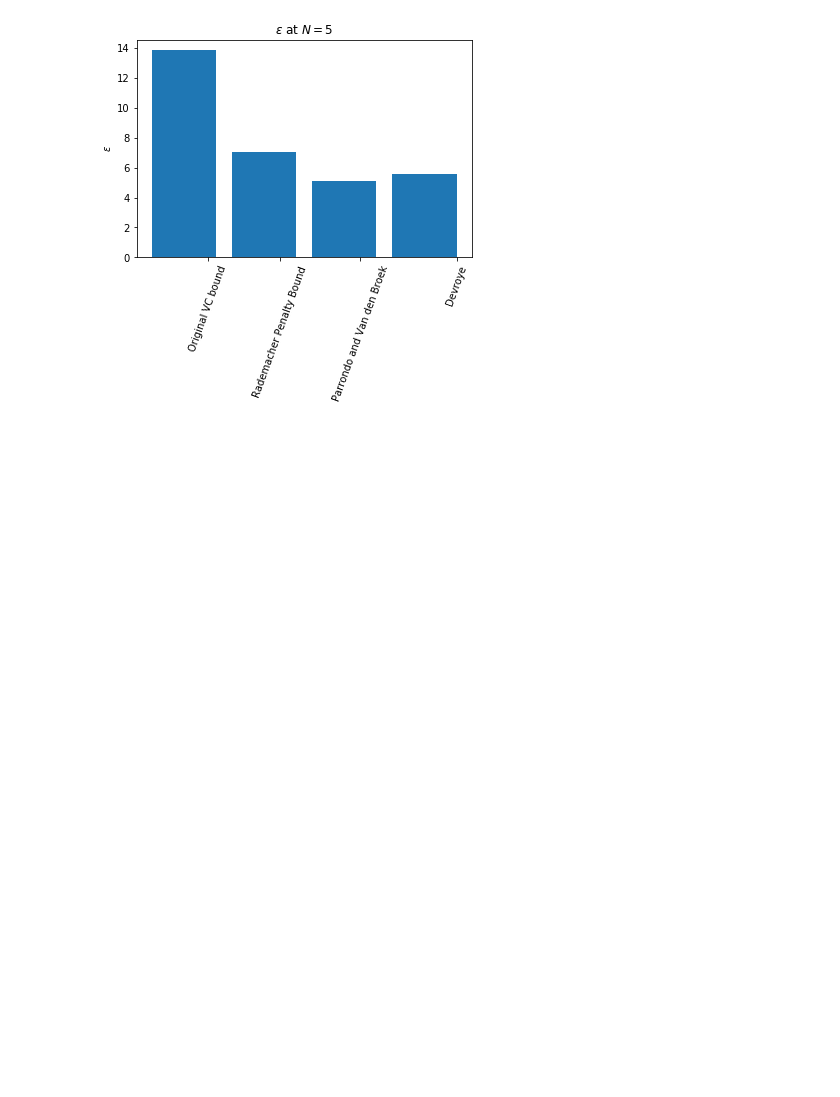
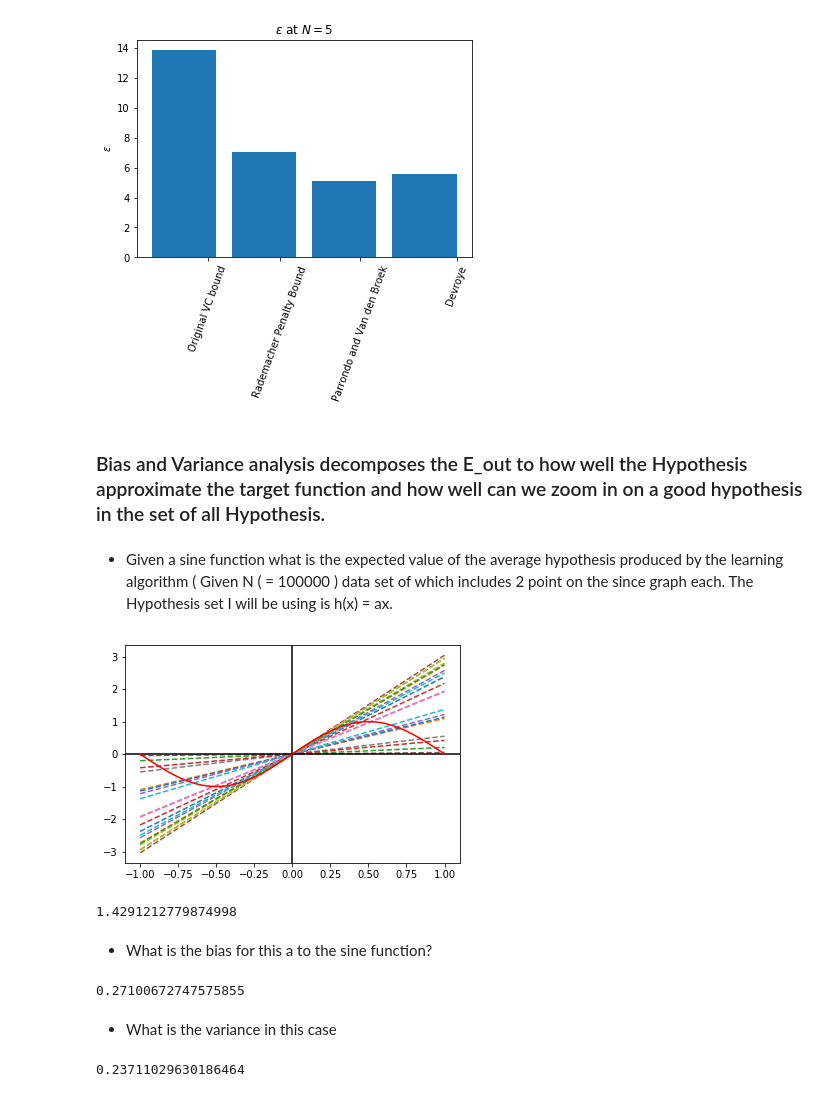
Before and after one commit to SeuperHakkerJa/project.ml, a Jupyter notebook: On Generalization and VC Dimension.ipynb, the cells around one changed output. Cells and saved outputs as stored; diff of their text form; code cells hidden in the pictures; blank space fills up the shorter version.

```diff
--- a/On Generalization and VC Dimension.ipynb
+++ b/On Generalization and VC Dimension.ipynb
@@ -121,3 +121,68 @@ plt.show()
 [figure]
 [figure]
 [figure]
+# %% [markdown]
+### Bias and Variance analysis decomposes the E_out to how well the Hypothesis approximate the target function and how well can we zoom in on a good hypothesis in the set of all Hypothesis.
+# %% [markdown]
+* Given a sine function what is the expected value of the average hypothesis produced by the learning algorithm  ( Given N ( = 100000 ) data set of which includes 2 point on the since graph each. The Hypothesis set I will be using is h(x) = ax.
+# %%
+
+x_range = np.linspace(-1, 1, 50)
+x1_list = []
+x2_list = []
+y1_list = []
+y2_list = []
+a_list = []
+
+for i in range(100000):
+    x1 = np.random.uniform(-1, 1)
+    y1 = np.sin(np.pi * x1)
+    x2 = np.random.uniform(-1, 1)
+    y2 = np.sin(np.pi * x2)
+    a = (x1 * y1 + x2 * y2) / (x1 ** 2 + x2 ** 2)
+    x1_list.append(x1)
+    y1_list.append(y1)
+    x2_list.append(x2)
+    y2_list.append(y2)
+    a_list.append(a)
+
+
+# Plot the first 20 a the form of the function
+for i in range( 20 ):
+
+    plt.plot(x_range, a_list[i] * x_range, "--")
+
+plt.axhline(0, color='black')
+plt.axvline(0, color='black')
+plt.plot(x_range, np.sin(np.pi * x_range), "r-")
+
+plt.show()
+
+
+
+
+a_hat = np.average( a_list )
+# get the average of a:
+print( a_hat)
+# %% [output]
+[figure, added]
+1.4291212779874998
+# %% [markdown]
+* What is the bias for this a to the sine function?
+# %%
+x_large_range = np.linspace(-1,1,100000)
+bias = np.average((a_hat * x_large_range - np.sin(np.pi * x_large_range))**2 )
+print( bias )
+# %% [output]
+0.27100672747575855
+# %% [markdown]
+* What is the variance in this case
+# %%
+## WARNING: Take tens of senconds
+var_list = []
+for a in a_list:
+    var = np.average( (x_large_range * a - a_hat * x_large_range) ** 2 )
+    var_list.append(var)
+print( np.average(var_list))
+# %% [output]
+0.23711029630186464
```
